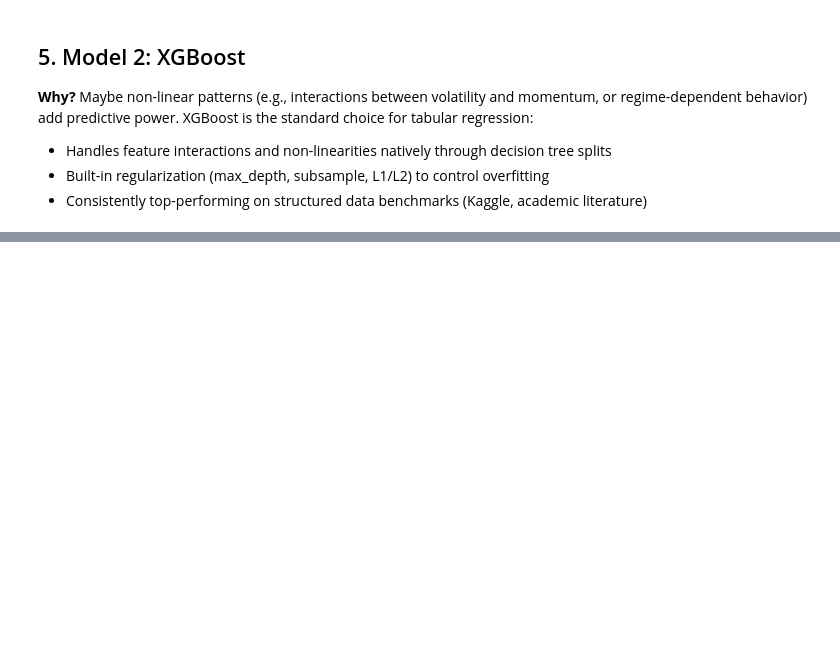
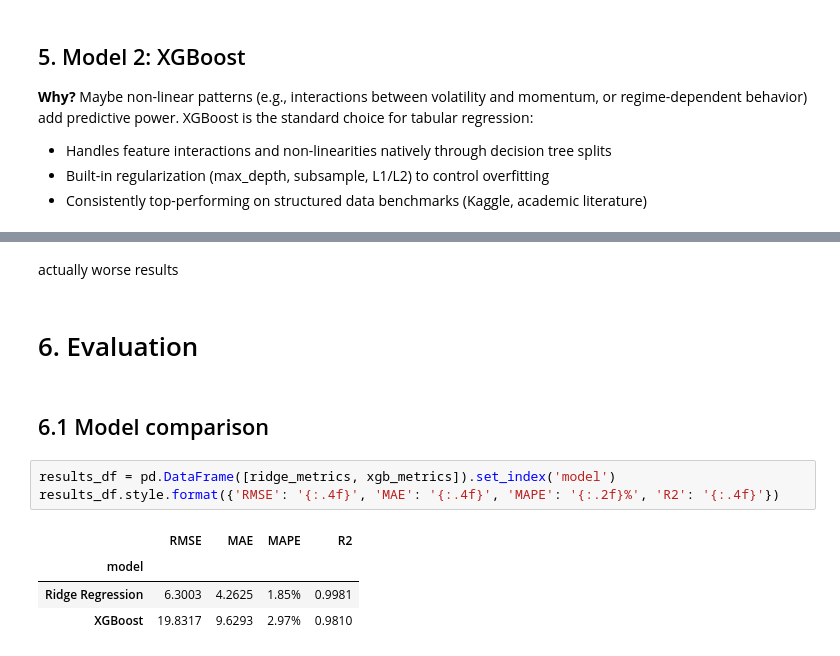
Before and after one commit to oddmayo/sp-global_assessment, a Jupyter notebook: 02_baseline.ipynb, the cells around one changed output, grey strips where cells are left out. Drawn from its saved outputs; the diff is of its cells as text; blank space fills up the shorter version.

```diff
--- a/02_baseline.ipynb
+++ b/02_baseline.ipynb
@@ -237,0 +246,14 @@ xgb_metrics = evaluate_model(y_test, xgb_pred, 'XGBoost')
+# %% [markdown]
+actually worse results
+# %% [markdown]
+# 6. Evaluation
+# %% [markdown]
+## 6.1 Model comparison
+# %%
+results_df = pd.DataFrame([ridge_metrics, xgb_metrics]).set_index('model')
+results_df.style.format({'RMSE': '{:.4f}', 'MAE': '{:.4f}', 'MAPE': '{:.2f}%', 'R2': '{:.4f}'})
+# %% [output]
+|  | RMSE | MAE | MAPE | R2 |
+| model |  |  |  |  |
+| Ridge Regression | 6.3003 | 4.2625 | 1.85% | 0.9981 |
+| XGBoost | 19.8317 | 9.6293 | 2.97% | 0.9810 |
```
Also changed, not shown: parts of 6 cells of this notebook.
